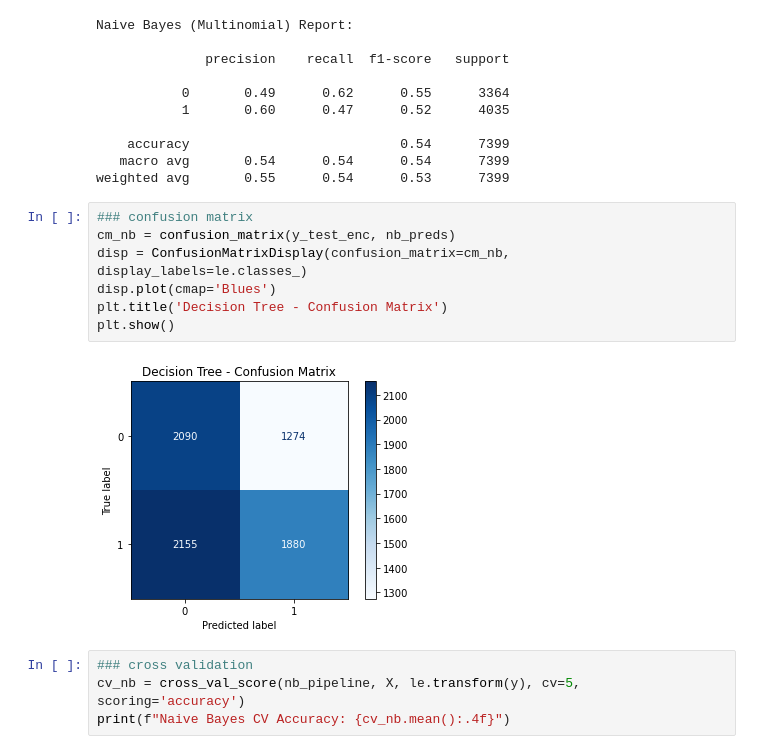
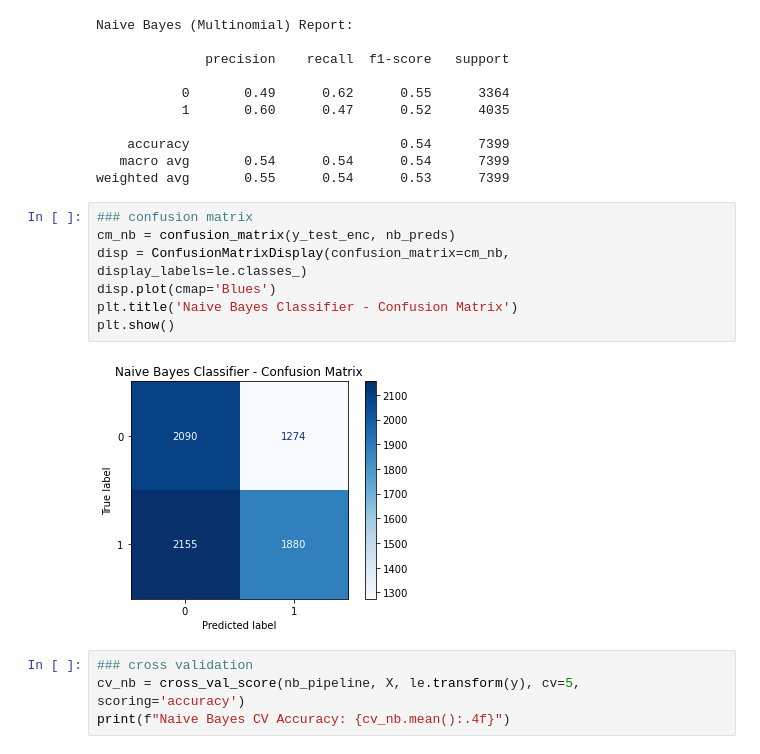
Before and after one commit to noliangeles/Capstone, a Jupyter notebook: Methodologies/methods.ipynb, the cells around one changed output. Drawn from its saved outputs; the diff is of its cells as text.

Commit message:
ROC curves + confusion matrices

```diff
--- a/Methodologies/methods.ipynb
+++ b/Methodologies/methods.ipynb
@@ -358,12 +354,12 @@ weighted avg       0.55      0.54      0.53      7399
 # %%
 ### confusion matrix
 cm_nb = confusion_matrix(y_test_enc, nb_preds)
 disp = ConfusionMatrixDisplay(confusion_matrix=cm_nb, display_labels=le.classes_)
 disp.plot(cmap='Blues')
-plt.title('Decision Tree - Confusion Matrix')
+plt.title('Naive Bayes Classifier - Confusion Matrix')
 plt.show()
 # %% [output]
-[figure, old version]
+[figure, new version]
 # %%
 ### cross validation
 cv_nb = cross_val_score(nb_pipeline, X, le.transform(y), cv=5, scoring='accuracy')
```
Also changed, not shown: parts of 18 cells of this notebook.
